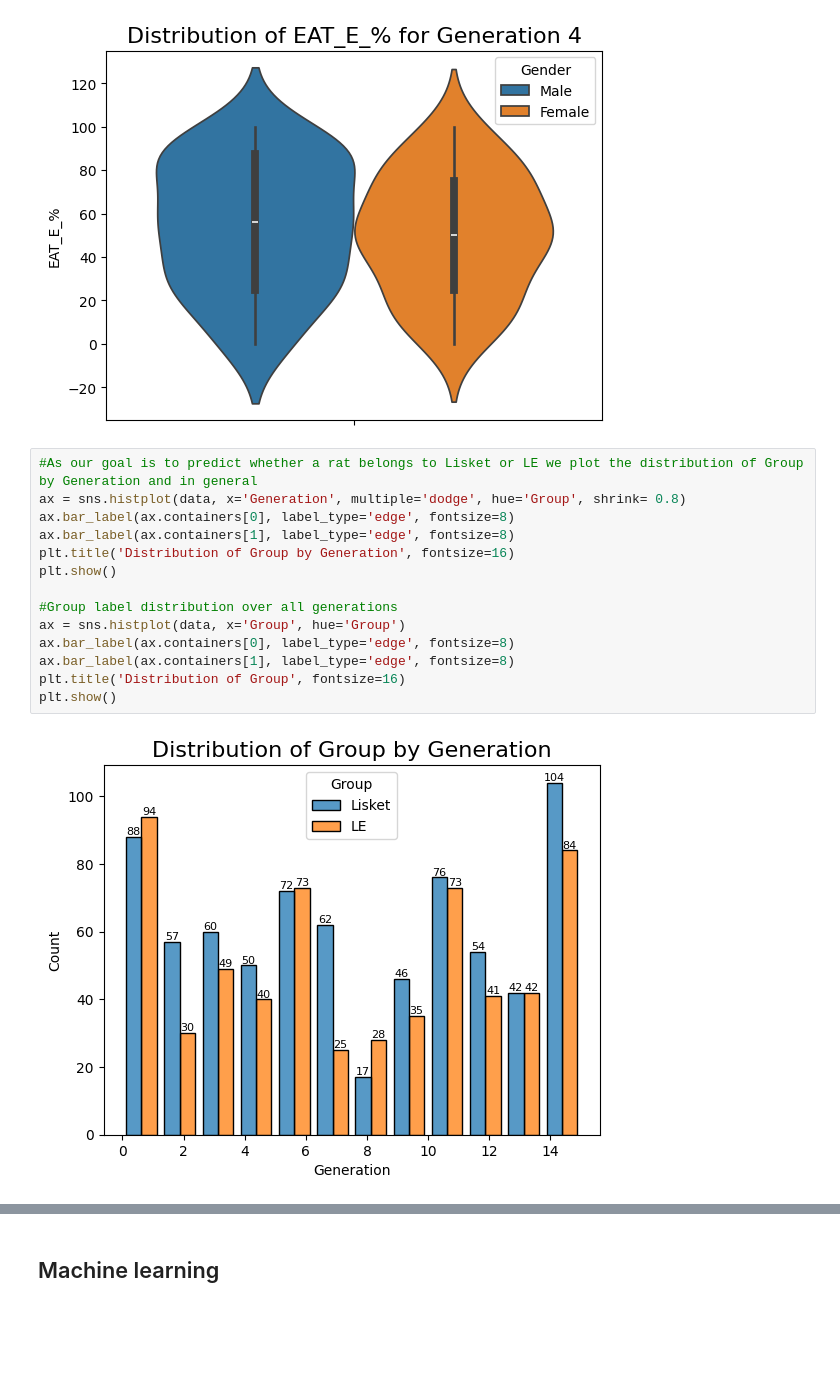
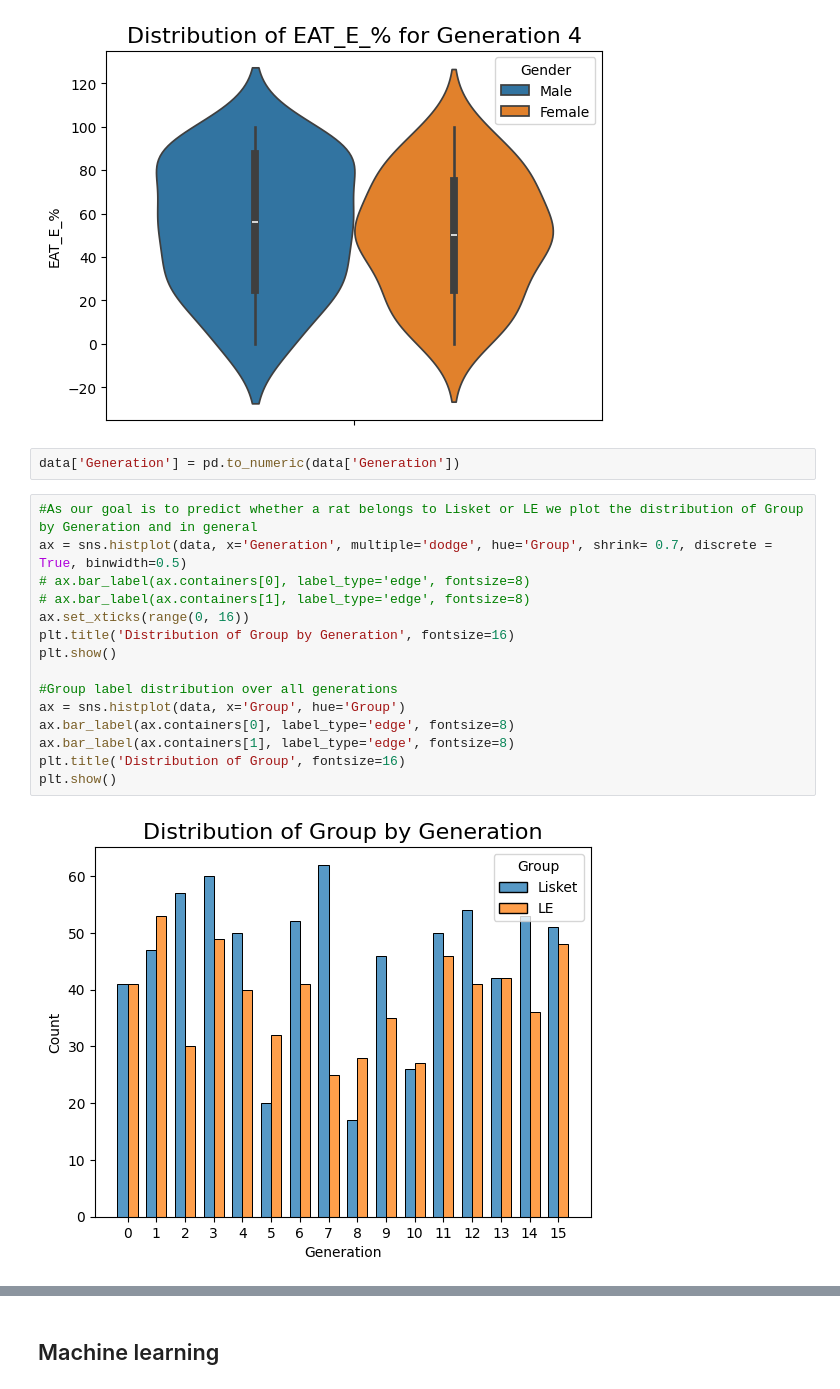
Before and after one commit to korosig/Patkanyok, a Jupyter notebook: stats.ipynb, the cells around one changed output, grey strips where cells are left out. Cells and saved outputs as stored; diff of their text form; blank space fills up the shorter version.

Commit message:
Data fix

```diff
--- a/stats.ipynb
+++ b/stats.ipynb
@@ -94,22 +94,25 @@ plot_grouped(data, 'Expl_E_I_TOT_Loco_ratio_4')
 plot_violin_gen(data, 'EAT_E_%', 4)
 # %% [output]
 [figure]
+# %%
+data['Generation'] = pd.to_numeric(data['Generation'])
 # %%
 #As our goal is to predict whether a rat belongs to Lisket or LE we plot the distribution of Group by Generation and in general
-ax = sns.histplot(data, x='Generation', multiple='dodge', hue='Group', shrink= 0.8)
-ax.bar_label(ax.containers[0], label_type='edge', fontsize=8)
-ax.bar_label(ax.containers[1], label_type='edge', fontsize=8)
+ax = sns.histplot(data, x='Generation', multiple='dodge', hue='Group', shrink= 0.7, discrete = True, binwidth=0.5)
+# ax.bar_label(ax.containers[0], label_type='edge', fontsize=8)
+# ax.bar_label(ax.containers[1], label_type='edge', fontsize=8)
+ax.set_xticks(range(0, 16))
 plt.title('Distribution of Group by Generation', fontsize=16)
 plt.show()
 
 #Group label distribution over all generations
 ax = sns.histplot(data, x='Group', hue='Group')
 ax.bar_label(ax.containers[0], label_type='edge', fontsize=8)
 ax.bar_label(ax.containers[1], label_type='edge', fontsize=8)
 plt.title('Distribution of Group', fontsize=16)
 plt.show()
 # %% [output]
-[figure, old version]
+[figure, new version]
 [figure]
 # %% [markdown]
 ## Machine learning
```
Also changed, not shown: parts of 6 cells of this notebook, 6 other files.
